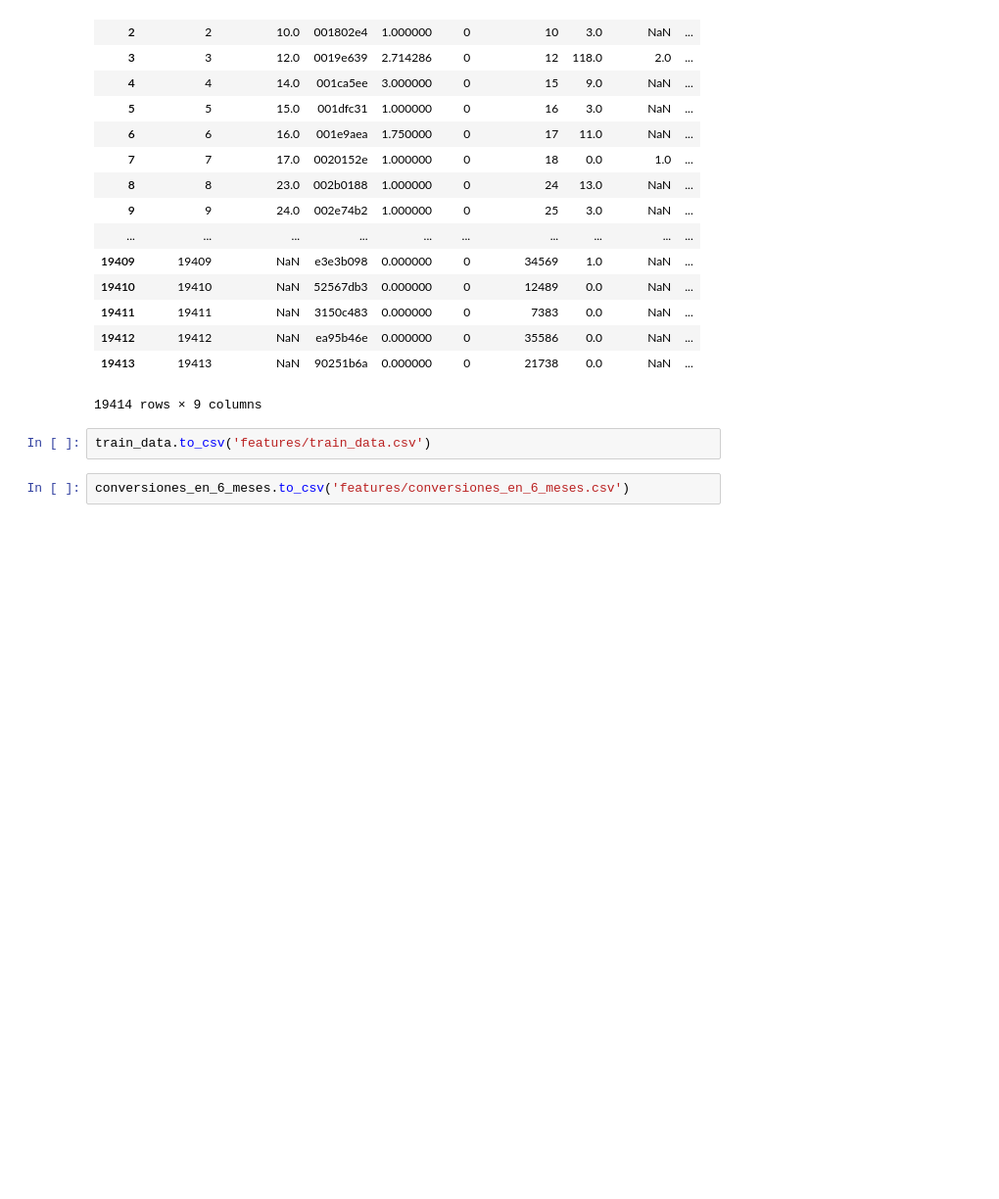
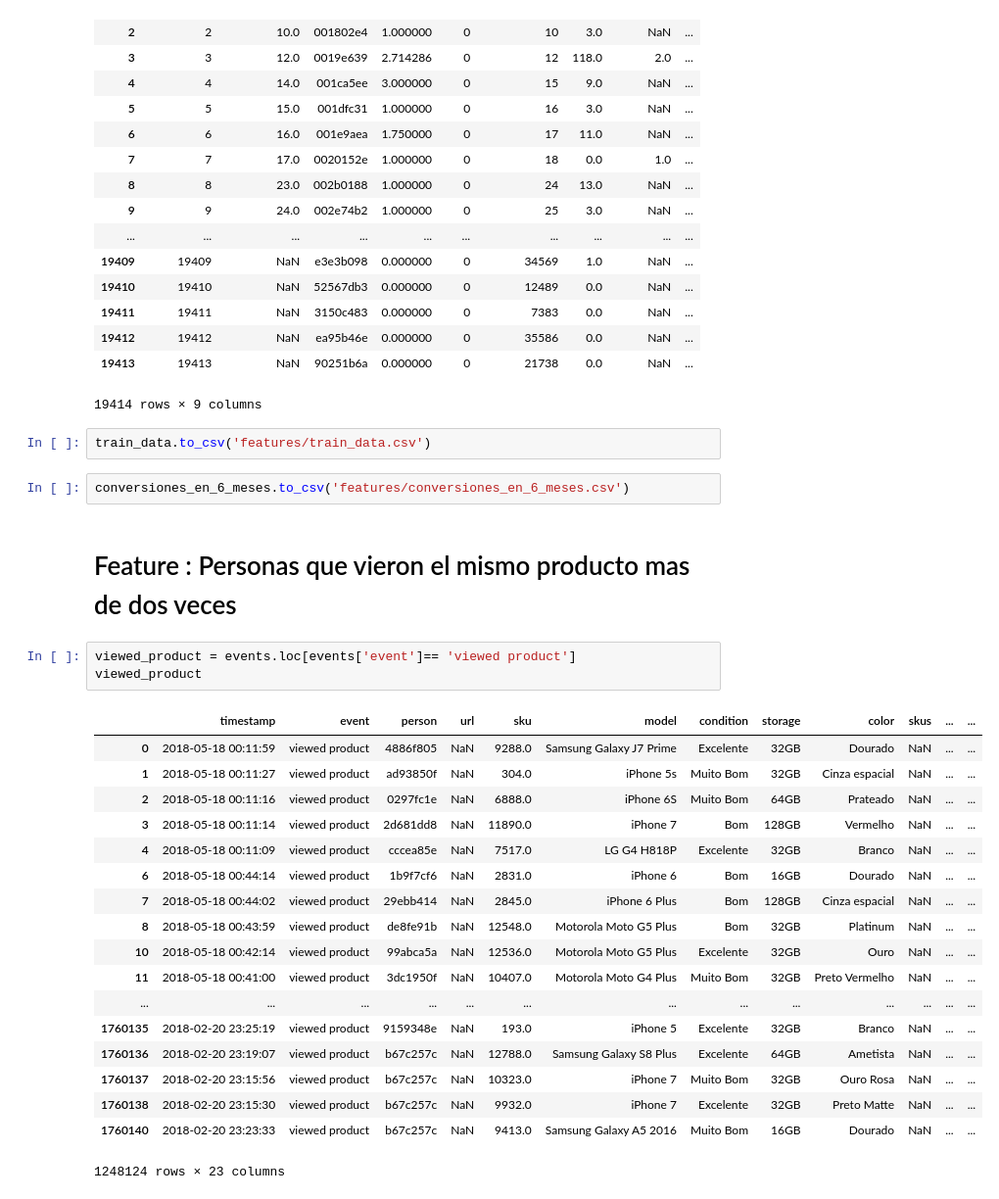
Before and after one commit to EugeniaFranchi/TP-Datos, a Jupyter notebook: TP2/TP2.ipynb, the cells around one changed output. Shown at 98% size. Drawn from its saved outputs; the diff is of its cells as text; blank space fills up the shorter version.

Commit message:
update and dataframes aggregate

```diff
--- a/TP2/TP2.ipynb
+++ b/TP2/TP2.ipynb
@@ -566,3 +566,27 @@ train_data
 train_data.to_csv('features/train_data.csv')
 # %%
 conversiones_en_6_meses.to_csv('features/conversiones_en_6_meses.csv')
+# %% [markdown]
+# Feature : Personas que vieron el mismo producto mas de dos veces
+# %%
+viewed_product = events.loc[events['event']== 'viewed product']
+viewed_product
+# %% [output]
+|  | timestamp | event | person | url | sku | model | condition | storage | color | skus | ... | ... |
+| 0 | 2018-05-18 00:11:59 | viewed product | 4886f805 | NaN | 9288.0 | Samsung Galaxy J7 Prime | Excelente | 32GB | Dourado | NaN | ... | ... |
+| 1 | 2018-05-18 00:11:27 | viewed product | ad93850f | NaN | 304.0 | iPhone 5s | Muito Bom | 32GB | Cinza espacial | NaN | ... | ... |
+| 2 | 2018-05-18 00:11:16 | viewed product | 0297fc1e | NaN | 6888.0 | iPhone 6S | Muito Bom | 64GB | Prateado | NaN | ... | ... |
+| 3 | 2018-05-18 00:11:14 | viewed product | 2d681dd8 | NaN | 11890.0 | iPhone 7 | Bom | 128GB | Vermelho | NaN | ... | ... |
+| 4 | 2018-05-18 00:11:09 | viewed product | cccea85e | NaN | 7517.0 | LG G4 H818P | Excelente | 32GB | Branco | NaN | ... | ... |
+| 6 | 2018-05-18 00:44:14 | viewed product | 1b9f7cf6 | NaN | 2831.0 | iPhone 6 | Bom | 16GB | Dourado | NaN | ... | ... |
+| 7 | 2018-05-18 00:44:02 | viewed product | 29ebb414 | NaN | 2845.0 | iPhone 6 Plus | Bom | 128GB | Cinza espacial | NaN | ... | ... |
+| 8 | 2018-05-18 00:43:59 | viewed product | de8fe91b | NaN | 12548.0 | Motorola Moto G5 Plus | Bom | 32GB | Platinum | NaN | ... | ... |
+| 10 | 2018-05-18 00:42:14 | viewed product | 99abca5a | NaN | 12536.0 | Motorola Moto G5 Plus | Excelente | 32GB | Ouro | NaN | ... | ... |
+| 11 | 2018-05-18 00:41:00 | viewed product | 3dc1950f | NaN | 10407.0 | Motorola Moto G4 Plus | Muito Bom | 32GB | Preto Vermelho | NaN | ... | ... |
+| ... | ... | ... | ... | ... | ... | ... | ... | ... | ... | ... | ... | ... |
+| 1760135 | 2018-02-20 23:25:19 | viewed product | 9159348e | NaN | 193.0 | iPhone 5 | Excelente | 32GB | Branco | NaN | ... | ... |
+| 1760136 | 2018-02-20 23:19:07 | viewed product | b67c257c | NaN | 12788.0 | Samsung Galaxy S8 Plus | Excelente | 64GB | Ametista | NaN | ... | ... |
+| 1760137 | 2018-02-20 23:15:56 | viewed product | b67c257c | NaN | 10323.0 | iPhone 7 | Muito Bom | 32GB | Ouro Rosa | NaN | ... | ... |
+| 1760138 | 2018-02-20 23:15:30 | viewed product | b67c257c | NaN | 9932.0 | iPhone 7 | Excelente | 32GB | Preto Matte | NaN | ... | ... |
+| 1760140 | 2018-02-20 23:23:33 | viewed product | b67c257c | NaN | 9413.0 | Samsung Galaxy A5 2016 | Muito Bom | 16GB | Dourado | NaN | ... | ... |
+1248124 rows × 23 columns
```
Also changed, not shown: parts of 12 cells of this notebook, 4 other files.
